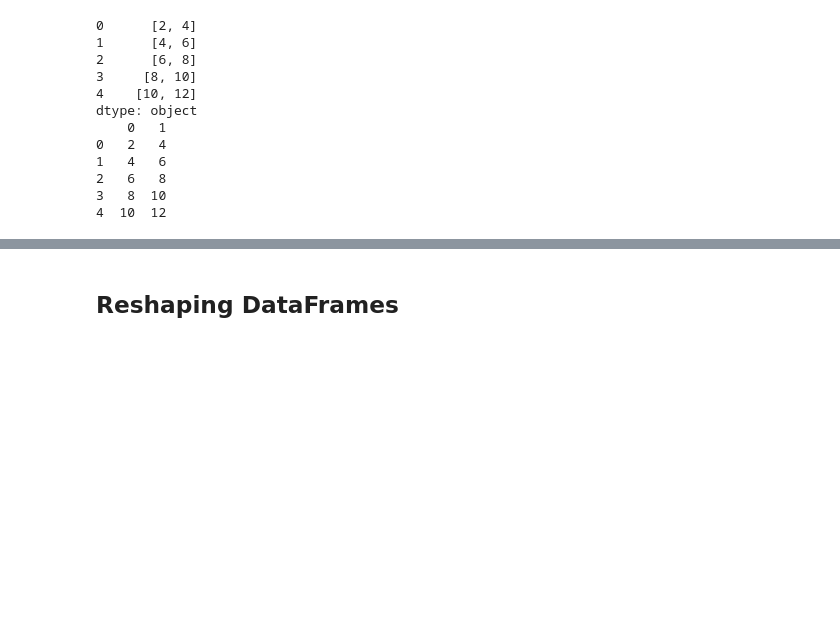
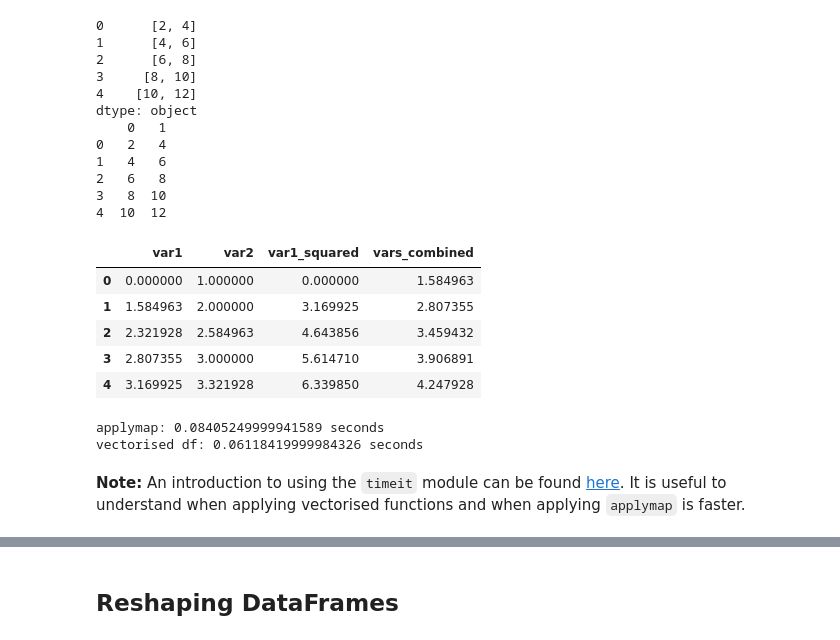
Before and after one commit to erikaduan/python_data_science_tips, a Jupyter notebook: 03_notebooks/04_Manipulating-Pandas-DataFrames.ipynb, the cells around one changed output, grey strips where cells are left out. Saved outputs shown, nothing was run; the diff lists cells and outputs as text; code cells hidden in the pictures; blank space fills up the shorter version.

```diff
--- a/03_notebooks/04_Manipulating-Pandas-DataFrames.ipynb
+++ b/03_notebooks/04_Manipulating-Pandas-DataFrames.ipynb
@@ -469,3 +441,50 @@ dtype: object
 2   6   8
 3   8  10
 4  10  12
+# %%
+#-----example 2.6-----
+df_2.applymap(lambda x: np.log2(x))
+
+# applymap() does not require the axis argument and returns a scalar output for each DataFrame element
+# applying np.log2(x) across df_2 may be more computationally efficient
+# %% [output]
+|  | var1 | var2 | var1_squared | vars_combined |
+| 0 | 0.000000 | 1.000000 | 0.000000 | 1.584963 |
+| 1 | 1.584963 | 2.000000 | 3.169925 | 2.807355 |
+| 2 | 2.321928 | 2.584963 | 4.643856 | 3.459432 |
+| 3 | 2.807355 | 3.000000 | 5.614710 | 3.906891 |
+| 4 | 3.169925 | 3.321928 | 6.339850 | 4.247928 |
+# %%
+#-----example 2.7-----
+import timeit
+
+# define background setup and test code chunk
+
+code_setup = "import numpy as np"
+
+applymap_test = '''
+def example():
+    df_2.apply_map(lambda x: np.log2(x))
+'''
+
+np_test = '''
+def example():
+    df_2.np.log2()
+'''
+
+# print timeit statement and compare code execution times
+
+print("applymap: {} seconds"
+      .format(timeit.timeit(setup = code_setup,
+                            stmt = applymap_test,
+                            number = 1000000)))
+
+print("vectorised df: {} seconds"
+      .format(timeit.timeit(setup = code_setup,
+                            stmt = np_test,
+                            number = 1000000)))
+# %% [output]
+applymap: 0.08405249999941589 seconds
+vectorised df: 0.06118419999984326 seconds
+# %% [markdown]
+**Note:** An introduction to using the `timeit` module can be found [here](https://www.geeksforgeeks.org/timeit-python-examples/). It is useful to understand when applying vectorised functions and when applying `applymap` is faster.
```
Also changed, not shown: parts of 30 cells of this notebook.
